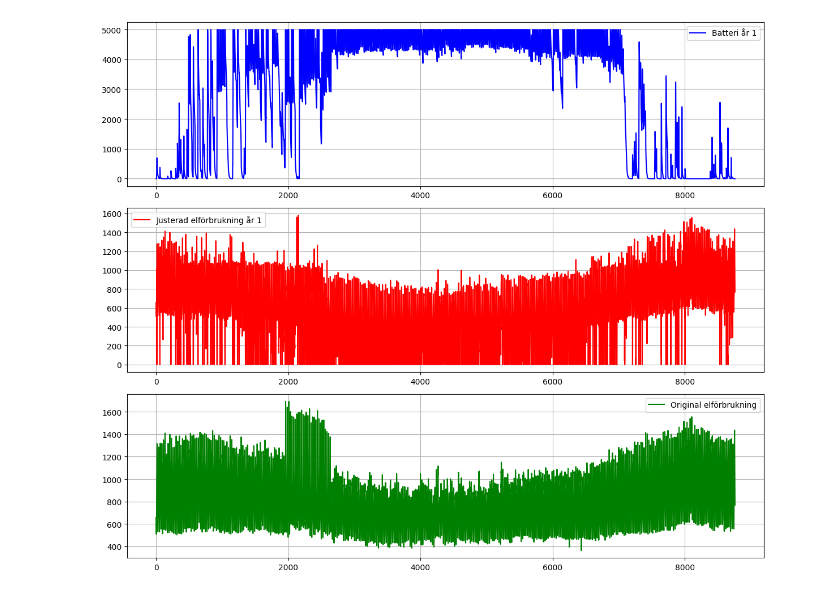
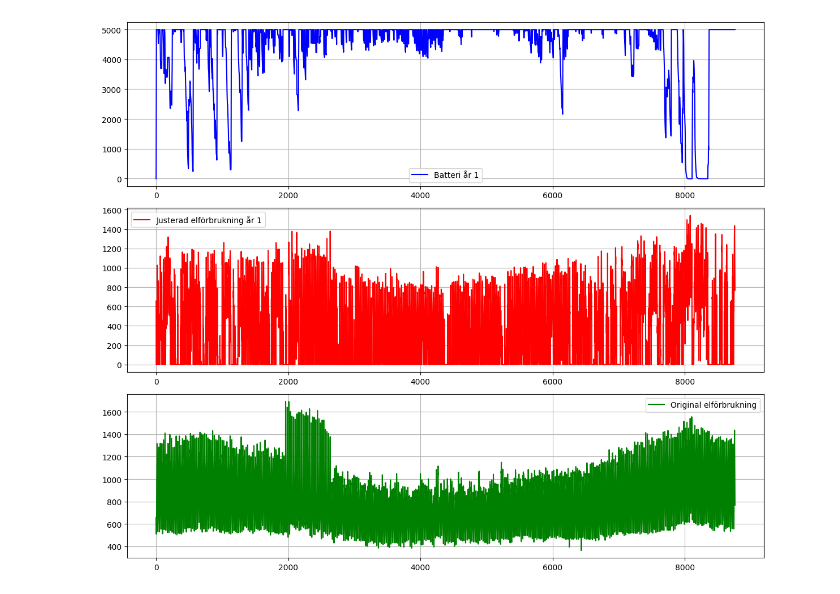
Before and after one commit to Jakobthuresson/Energigemenskaper, a Jupyter notebook: MergeJakob.ipynb, the cells around one changed output. Cells and saved outputs as stored; diff of their text form; code cells hidden in the pictures.

```diff
--- a/MergeJakob.ipynb
+++ b/MergeJakob.ipynb
@@ -7,9 +7,13 @@ import numpy as np
 Solprod = pd.read_excel("SolprodABK.xlsx")
 ABKEl = pd.read_excel("ABKEL.xlsx", names=["ABKEl"])
 Spotpris = pd.read_excel("Spotpris.xlsx", names=["Spotpris"])  # Namnge kolumnen korrekt
+Vindprod = pd.read_excel("Vindturbin.xlsx")
 
 # Extrahera första kolumnen från respektive DataFrame
-Sol = 0.8*Solprod.iloc[:, 0]  # Solel-produktion
+Sol = 0.5*Solprod.iloc[:, 0]  # Solel-produktion
+Vind = Vindprod.iloc[:, 0]
+
+Prod = Sol + Vind
 
 # Konvertera Spotpris till en lista för iteration
 Spot_list = Spotpris["Spotpris"].tolist()
@@ -71,7 +75,7 @@ maxFrånBatteri = 1500
 #Variabler som används i if-satser för kontroll av extremvärden av effekttopparna
 #maxförbrukning_för_lagring = 1480
 
-hög_efterfrågan_gräns = 1300
+hög_efterfrågan_gräns = 1400
 
 medelhög_efterfrågan_gräns = 1200
 
@@ -80,10 +84,9 @@ elförbrukning = []  # Adjusted electricity consumption for Year 1
 battery_values = []  # Battery energy over time
 original_consumption = ABKEl["ABKEl"].tolist()
 köptaTimmar = []  # Lista för köpta spotpriser och tid
-timräknaren = 0
 
-for tid, sol, abk, spot in zip(Spotpris.index, Sol, ABK_list, Spot_list):
-    diff = abk - sol  # Difference between consumption and solar production
+for tid, prod, abk, spot in zip(Spotpris.index, Prod, ABK_list, Spot_list):
+    diff = abk - prod  # Difference between consumption and solar production
 
 
     if diff < 0:
@@ -94,7 +97,7 @@ for tid, sol, abk, spot in zip(Spotpris.index, Sol, ABK_list, Spot_list):
     else:
         # Dynamisk justering av kapningsfaktor beroende på efterfrågan
         if diff > hög_efterfrågan_gräns:  # Om efterfrågan är extremt hög
-            faktor = 0.5  # Aggressiv kapning vid extrema toppar
+            faktor = 0.3  # Aggressiv kapning vid extrema toppar
         elif diff > medelhög_efterfrågan_gräns:  # Om efterfrågan är måttligt hög
             faktor = 0.15  # Medelhög kapning
         else:  # Om efterfrågan är låg
@@ -107,21 +110,21 @@ for tid, sol, abk, spot in zip(Spotpris.index, Sol, ABK_list, Spot_list):
             elförbrukning.append(köpt_el)
             köptaTimmar.append((tid, spot if köpt_el > 0 else 0))
         else:
-            if spot <= 35 and sol > 0:
-                if batteriKapacitet + sol >= 5000:
-                    solÖver = (batteriKapacitet + sol) - 5000
-                    batteriKapacitet = min(batteriKapacitet + sol, batteriMaxKapacitet)
+            if spot <= 35 and prod > 0:
+                if batteriKapacitet + prod >= 5000:
+                    solÖver = (batteriKapacitet + prod) - 5000
+                    batteriKapacitet = min(batteriKapacitet + prod, batteriMaxKapacitet)
                     elförbrukning.append(max(0, abk-solÖver))
                     köptaTimmar.append((tid,spot))
                 else:
-                    batteriKapacitet = min(batteriKapacitet + sol, batteriMaxKapacitet)
+                    batteriKapacitet = min(batteriKapacitet + prod, batteriMaxKapacitet)
                     elförbrukning.append(abk)
                     köptaTimmar.append((tid, spot))
 
-            elif 35 < spot < 51.51 and sol > 0:
+            elif 35 < spot < 100 and prod > 0:
                 elförbrukning.append(diff)
                 köptaTimmar.append((tid, spot))
-            elif spot >= 51.51:
+            elif spot >= 100:
                 energiFrånBatteri = min(batteriKapacitet * faktor, diff * faktor, maxFrånBatteri)
                 batteriKapacitet -= energiFrånBatteri
                 köpt_el = max(0, diff - energiFrånBatteri)
@@ -231,4 +234,4 @@ Justerad elkostnad simulering: 8379120.090820524
-[figure, old version]
+[figure, new version]
 # %%
 import pandas as pd
 import matplotlib.pyplot as plt
```
Also changed, not shown: parts of 2 cells of this notebook.
